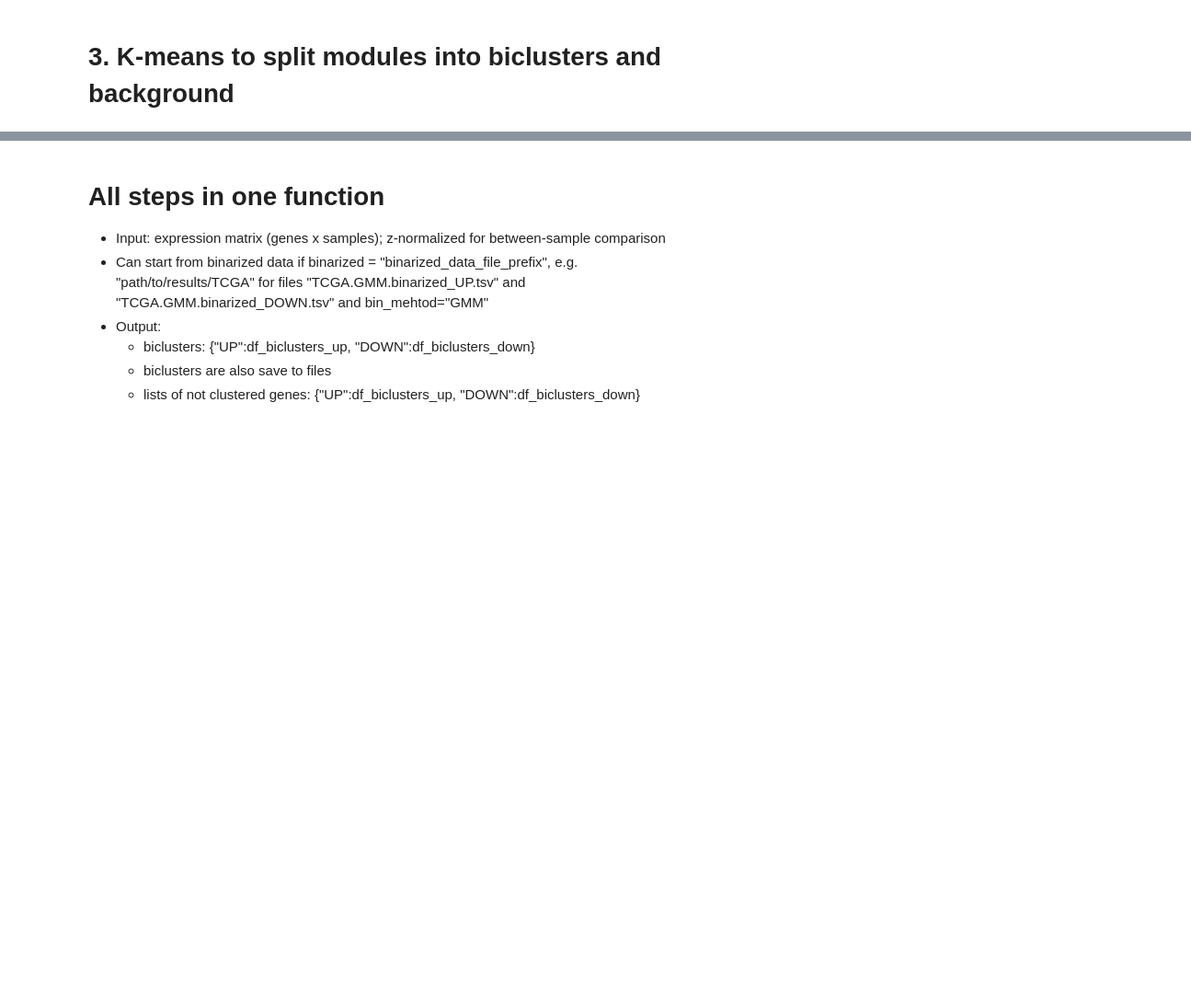
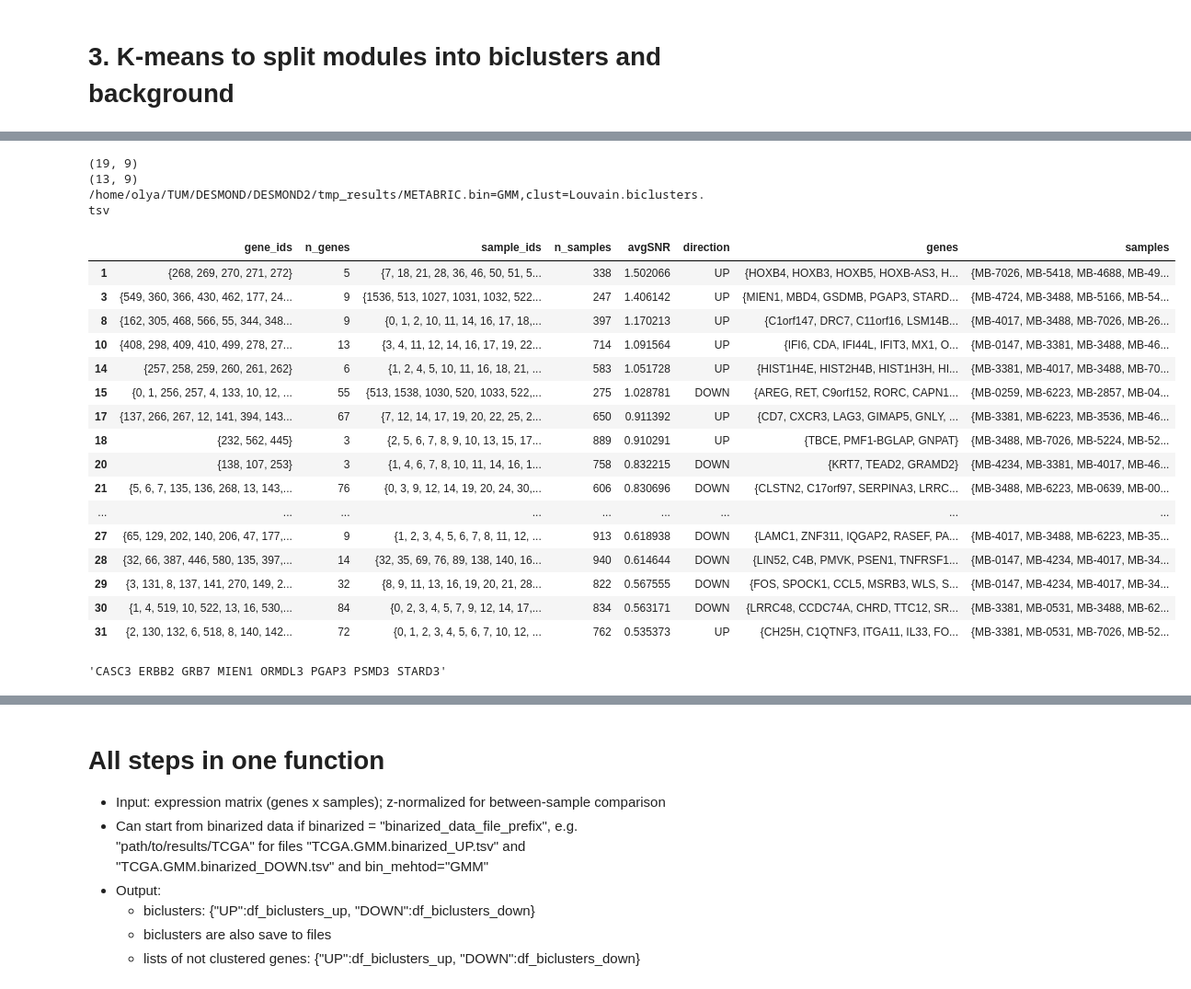
Before and after one commit to ozolotareva/unpast_paper, a Jupyter notebook: DESMOND2_step_by_step.ipynb, the cells around one changed output, grey strips where cells are left out. Shown at 92% size. Drawn from its saved outputs; the diff is of its cells as text; code cells hidden in the pictures; blank space fills up the shorter version.

```diff
--- a/DESMOND2_step_by_step.ipynb
+++ b/DESMOND2_step_by_step.ipynb
@@ -198,0 +209,12 @@ Running WGCNA for /home/olya/TUM/DESMOND/DESMOND2/tmp_results//TCGA-BRCA.GMM.bin
+# %%
+#J = 1/3
+clust_method = "Louvain"
+if clust_method == "Louvain":
+    from method import run_Louvain, get_similarity_corr
+
+    clustering_results = {}
+    for d in ["UP","DOWN"]:
+        similarity = get_similarity_corr(binarized_expressions[d],r = r)
+        clustering_results[d] = run_Louvain(similarity, verbose = True)
+        #similarity2 = get_similarity_jaccard(binarized_expressions[d],J=J,qval = 0.01)
+        #clustering_results[d] = run_Louvain(similarity2, verbose = True)
@@ -199,3 +228,12 @@ Running WGCNA for /home/olya/TUM/DESMOND/DESMOND2/tmp_results//TCGA-BRCA.GMM.bin
+# %%
+#clust_method = "MCL"
+if clust_method == "MCL":
+    from method import run_MCL, get_similarity
+    r =0.33
+    for d in ["UP","DOWN"]:
+        print(d)
+        similarity = get_similarity(binarized_expressions[d],r = r)
+        clustering_results[d] = run_MCL(similarity, r = r)#, inflations=inflations)
 # %% [markdown]
 ### DESMOND:
 # %%
@@ -297,0 +267,34 @@ all_biclusters.head(20)
+# %%
+from method import make_biclusters
+filtered_bics = make_biclusters(clustering_results,binarized_expressions,exprs,
+                                min_n_samples=min_n_samples, min_n_genes=2,
+                                seed = seed,
+                                save=True, out_dir=out_dir,basename=basename,
+                                bin_method=bin_method,clust_method=clust_method)
+
+filtered_bics.loc[filtered_bics["n_genes"]>2,:]
+# %% [output]
+(19, 9)
+(13, 9)
+/home/olya/TUM/DESMOND/DESMOND2/tmp_results/METABRIC.bin=GMM,clust=Louvain.biclusters.tsv
+|  | gene_ids | n_genes | sample_ids | n_samples | avgSNR | direction | genes | samples |
+| 1 | {268, 269, 270, 271, 272} | 5 | {7, 18, 21, 28, 36, 46, 50, 51, 5... | 338 | 1.502066 | UP | {HOXB4, HOXB3, HOXB5, HOXB-AS3, H... | {MB-7026, MB-5418, MB-4688, MB-49... |
+| 3 | {549, 360, 366, 430, 462, 177, 24... | 9 | {1536, 513, 1027, 1031, 1032, 522... | 247 | 1.406142 | UP | {MIEN1, MBD4, GSDMB, PGAP3, STARD... | {MB-4724, MB-3488, MB-5166, MB-54... |
+| 8 | {162, 305, 468, 566, 55, 344, 348... | 9 | {0, 1, 2, 10, 11, 14, 16, 17, 18,... | 397 | 1.170213 | UP | {C1orf147, DRC7, C11orf16, LSM14B... | {MB-4017, MB-3488, MB-7026, MB-26... |
+| 10 | {408, 298, 409, 410, 499, 278, 27... | 13 | {3, 4, 11, 12, 14, 16, 17, 19, 22... | 714 | 1.091564 | UP | {IFI6, CDA, IFI44L, IFIT3, MX1, O... | {MB-0147, MB-3381, MB-3488, MB-46... |
+| 14 | {257, 258, 259, 260, 261, 262} | 6 | {1, 2, 4, 5, 10, 11, 16, 18, 21, ... | 583 | 1.051728 | UP | {HIST1H4E, HIST2H4B, HIST1H3H, HI... | {MB-3381, MB-4017, MB-3488, MB-70... |
+| 15 | {0, 1, 256, 257, 4, 133, 10, 12, ... | 55 | {513, 1538, 1030, 520, 1033, 522,... | 275 | 1.028781 | DOWN | {AREG, RET, C9orf152, RORC, CAPN1... | {MB-0259, MB-6223, MB-2857, MB-04... |
+| 17 | {137, 266, 267, 12, 141, 394, 143... | 67 | {7, 12, 14, 17, 19, 20, 22, 25, 2... | 650 | 0.911392 | UP | {CD7, CXCR3, LAG3, GIMAP5, GNLY, ... | {MB-3381, MB-6223, MB-3536, MB-46... |
+| 18 | {232, 562, 445} | 3 | {2, 5, 6, 7, 8, 9, 10, 13, 15, 17... | 889 | 0.910291 | UP | {TBCE, PMF1-BGLAP, GNPAT} | {MB-3488, MB-7026, MB-5224, MB-52... |
+| 20 | {138, 107, 253} | 3 | {1, 4, 6, 7, 8, 10, 11, 14, 16, 1... | 758 | 0.832215 | DOWN | {KRT7, TEAD2, GRAMD2} | {MB-4234, MB-3381, MB-4017, MB-46... |
+| 21 | {5, 6, 7, 135, 136, 268, 13, 143,... | 76 | {0, 3, 9, 12, 14, 19, 20, 24, 30,... | 606 | 0.830696 | DOWN | {CLSTN2, C17orf97, SERPINA3, LRRC... | {MB-3488, MB-6223, MB-0639, MB-00... |
+| ... | ... | ... | ... | ... | ... | ... | ... | ... |
+| 27 | {65, 129, 202, 140, 206, 47, 177,... | 9 | {1, 2, 3, 4, 5, 6, 7, 8, 11, 12, ... | 913 | 0.618938 | DOWN | {LAMC1, ZNF311, IQGAP2, RASEF, PA... | {MB-4017, MB-3488, MB-6223, MB-35... |
+| 28 | {32, 66, 387, 446, 580, 135, 397,... | 14 | {32, 35, 69, 76, 89, 138, 140, 16... | 940 | 0.614644 | DOWN | {LIN52, C4B, PMVK, PSEN1, TNFRSF1... | {MB-0147, MB-4234, MB-4017, MB-34... |
+| 29 | {3, 131, 8, 137, 141, 270, 149, 2... | 32 | {8, 9, 11, 13, 16, 19, 20, 21, 28... | 822 | 0.567555 | DOWN | {FOS, SPOCK1, CCL5, MSRB3, WLS, S... | {MB-0147, MB-4234, MB-4017, MB-34... |
+| 30 | {1, 4, 519, 10, 522, 13, 16, 530,... | 84 | {0, 2, 3, 4, 5, 7, 9, 12, 14, 17,... | 834 | 0.563171 | DOWN | {LRRC48, CCDC74A, CHRD, TTC12, SR... | {MB-3381, MB-0531, MB-3488, MB-62... |
+| 31 | {2, 130, 132, 6, 518, 8, 140, 142... | 72 | {0, 1, 2, 3, 4, 5, 6, 7, 10, 12, ... | 762 | 0.535373 | UP | {CH25H, C1QTNF3, ITGA11, IL33, FO... | {MB-3381, MB-0531, MB-7026, MB-52... |
+# %%
+" ".join(sorted(filtered_bics.loc[7,"genes"]))
+# %% [output]
+'CASC3 ERBB2 GRB7 MIEN1 ORMDL3 PGAP3 PSMD3 STARD3'
```
Also changed, not shown: parts of 25 cells of this notebook, 1 other file.
